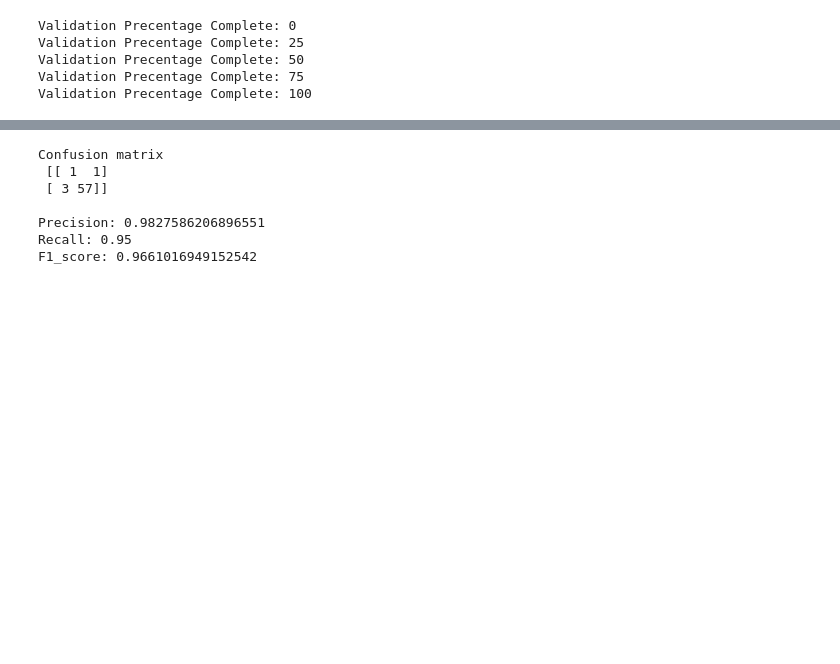
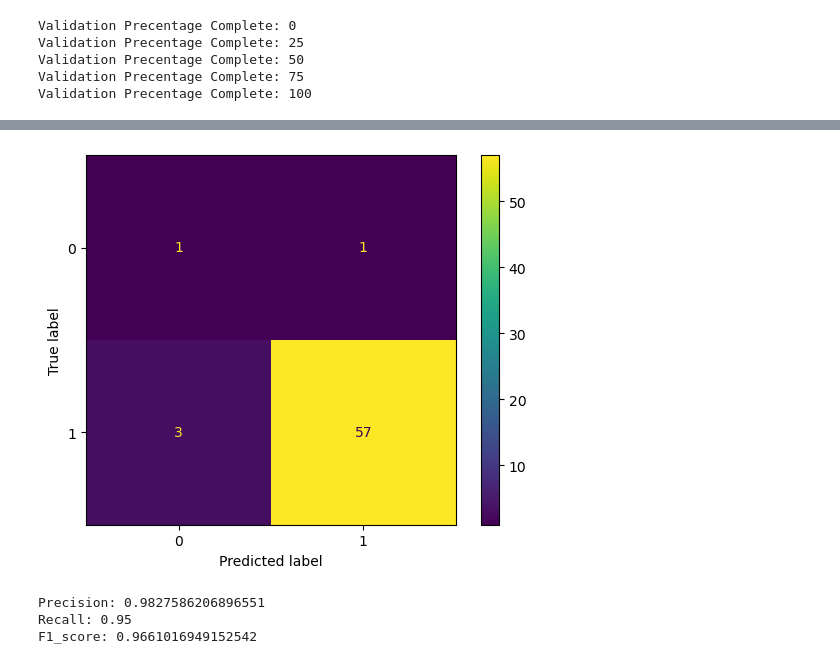
Before and after one commit to AndresFLopez20/ECE-3039-Project, a Jupyter notebook: Project/stackclassifer.ipynb, the cells around one changed output, grey strips where cells are left out. Cells and saved outputs as stored; diff of their text form; code cells hidden in the pictures; blank space fills up the shorter version.

```diff
--- a/Project/stackclassifer.ipynb
+++ b/Project/stackclassifer.ipynb
@@ -83,19 +95,19 @@ Average Cross-Validation Accuracy: 0.8824489795918368
 # %%
-y_pred = stacking_model.predict(X_test)
 cm = confusion_matrix(y_test, y_pred)
 precision = precision_score(y_test, y_pred)
 recall = recall_score(y_test,y_pred)
 f1 = f1_score(y_test,y_pred)
 
-print('Confusion matrix\n', cm)
+disp = ConfusionMatrixDisplay(confusion_matrix = cm)
+
+disp.plot()
+plt.show()
+
 print(f'\nPrecision: {precision}')
 print(f'Recall: {recall}')
 print(f"F1_score: {f1}")
 # %% [output]
+[figure, added]
-Confusion matrix
- [[ 1  1]
- [ 3 57]]
-
 Precision: 0.9827586206896551
 Recall: 0.95
 F1_score: 0.9661016949152542
```
Also changed, not shown: parts of 3 cells of this notebook, 2 other files.
